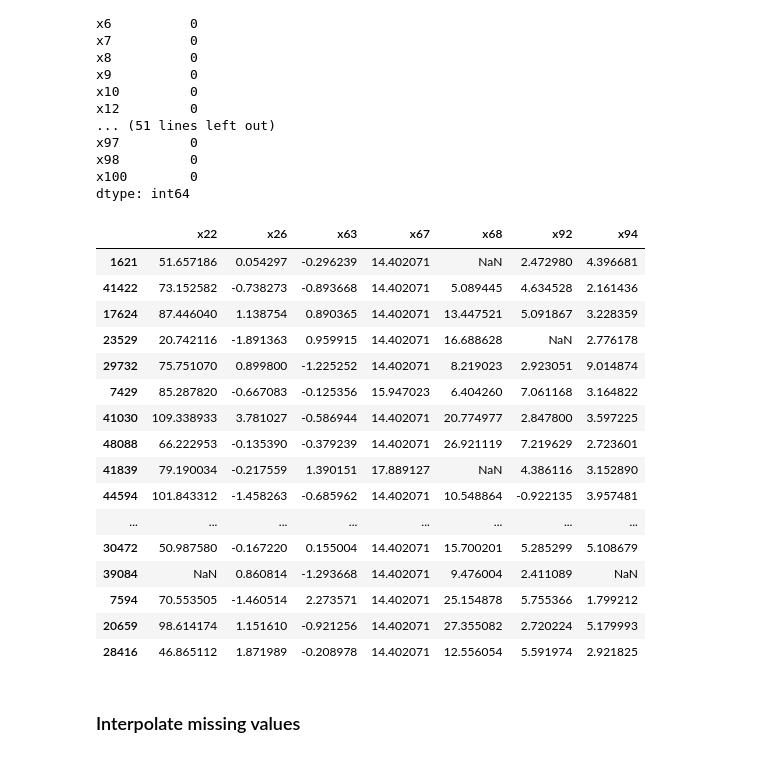
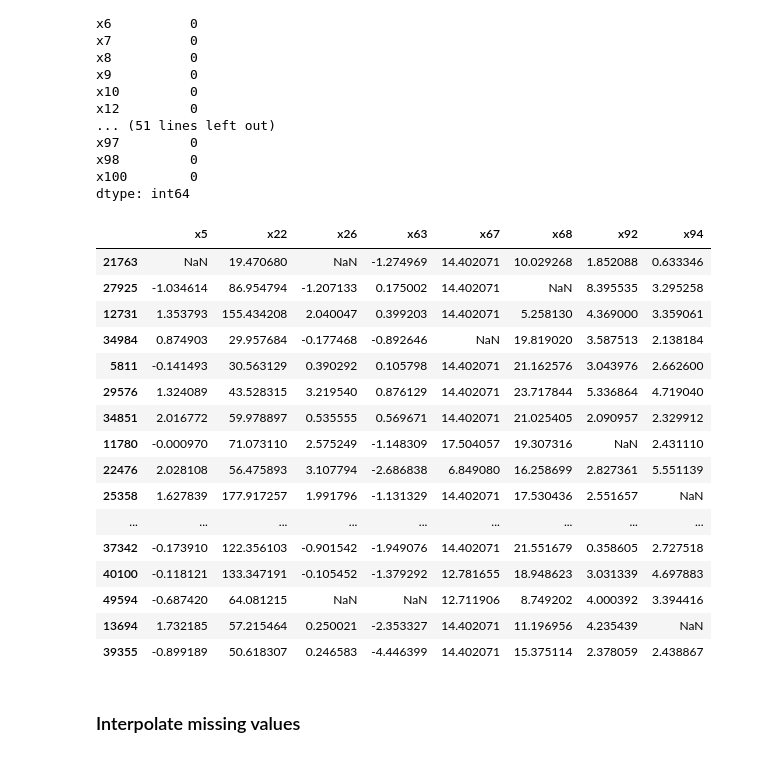
Before and after one commit to tamle2021/classification, a Jupyter notebook: sf.ipynb, the cells around one changed output. Drawn from its saved outputs; the diff is of its cells as text; code cells hidden in the pictures.

```diff
--- a/sf.ipynb
+++ b/sf.ipynb
@@ -98,25 +109,25 @@ x98         0
 x100        0
 dtype: int64
 # %%
-dfCombine[["x22","x26","x63","x67","x68","x92","x94"]].sample(25)
+dfCombine[["x5","x22","x26","x63","x67","x68","x92","x94"]].sample(30)
 # %% [output]
-|  | x22 | x26 | x63 | x67 | x68 | x92 | x94 |
-| 1621 | 51.657186 | 0.054297 | -0.296239 | 14.402071 | NaN | 2.472980 | 4.396681 |
-| 41422 | 73.152582 | -0.738273 | -0.893668 | 14.402071 | 5.089445 | 4.634528 | 2.161436 |
-| 17624 | 87.446040 | 1.138754 | 0.890365 | 14.402071 | 13.447521 | 5.091867 | 3.228359 |
-| 23529 | 20.742116 | -1.891363 | 0.959915 | 14.402071 | 16.688628 | NaN | 2.776178 |
-| 29732 | 75.751070 | 0.899800 | -1.225252 | 14.402071 | 8.219023 | 2.923051 | 9.014874 |
-| 7429 | 85.287820 | -0.667083 | -0.125356 | 15.947023 | 6.404260 | 7.061168 | 3.164822 |
-| 41030 | 109.338933 | 3.781027 | -0.586944 | 14.402071 | 20.774977 | 2.847800 | 3.597225 |
-| 48088 | 66.222953 | -0.135390 | -0.379239 | 14.402071 | 26.921119 | 7.219629 | 2.723601 |
-| 41839 | 79.190034 | -0.217559 | 1.390151 | 17.889127 | NaN | 4.386116 | 3.152890 |
-| 44594 | 101.843312 | -1.458263 | -0.685962 | 14.402071 | 10.548864 | -0.922135 | 3.957481 |
-| ... | ... | ... | ... | ... | ... | ... | ... |
-| 30472 | 50.987580 | -0.167220 | 0.155004 | 14.402071 | 15.700201 | 5.285299 | 5.108679 |
-| 39084 | NaN | 0.860814 | -1.293668 | 14.402071 | 9.476004 | 2.411089 | NaN |
-| 7594 | 70.553505 | -1.460514 | 2.273571 | 14.402071 | 25.154878 | 5.755366 | 1.799212 |
-| 20659 | 98.614174 | 1.151610 | -0.921256 | 14.402071 | 27.355082 | 2.720224 | 5.179993 |
-| 28416 | 46.865112 | 1.871989 | -0.208978 | 14.402071 | 12.556054 | 5.591974 | 2.921825 |
+|  | x5 | x22 | x26 | x63 | x67 | x68 | x92 | x94 |
+| 21763 | NaN | 19.470680 | NaN | -1.274969 | 14.402071 | 10.029268 | 1.852088 | 0.633346 |
+| 27925 | -1.034614 | 86.954794 | -1.207133 | 0.175002 | 14.402071 | NaN | 8.395535 | 3.295258 |
+| 12731 | 1.353793 | 155.434208 | 2.040047 | 0.399203 | 14.402071 | 5.258130 | 4.369000 | 3.359061 |
+| 34984 | 0.874903 | 29.957684 | -0.177468 | -0.892646 | NaN | 19.819020 | 3.587513 | 2.138184 |
+| 5811 | -0.141493 | 30.563129 | 0.390292 | 0.105798 | 14.402071 | 21.162576 | 3.043976 | 2.662600 |
+| 29576 | 1.324089 | 43.528315 | 3.219540 | 0.876129 | 14.402071 | 23.717844 | 5.336864 | 4.719040 |
+| 34851 | 2.016772 | 59.978897 | 0.535555 | 0.569671 | 14.402071 | 21.025405 | 2.090957 | 2.329912 |
+| 11780 | -0.000970 | 71.073110 | 2.575249 | -1.148309 | 17.504057 | 19.307316 | NaN | 2.431110 |
+| 22476 | 2.028108 | 56.475893 | 3.107794 | -2.686838 | 6.849080 | 16.258699 | 2.827361 | 5.551139 |
+| 25358 | 1.627839 | 177.917257 | 1.991796 | -1.131329 | 14.402071 | 17.530436 | 2.551657 | NaN |
+| ... | ... | ... | ... | ... | ... | ... | ... | ... |
+| 37342 | -0.173910 | 122.356103 | -0.901542 | -1.949076 | 14.402071 | 21.551679 | 0.358605 | 2.727518 |
+| 40100 | -0.118121 | 133.347191 | -0.105452 | -1.379292 | 12.781655 | 18.948623 | 3.031339 | 4.697883 |
+| 49594 | -0.687420 | 64.081215 | NaN | NaN | 12.711906 | 8.749202 | 4.000392 | 3.394416 |
+| 13694 | 1.732185 | 57.215464 | 0.250021 | -2.353327 | 14.402071 | 11.196956 | 4.235439 | NaN |
+| 39355 | -0.899189 | 50.618307 | 0.246583 | -4.446399 | 14.402071 | 15.375114 | 2.378059 | 2.438867 |
 # %% [markdown]
 ### Interpolate missing values
 # %%
```
Also changed, not shown: parts of 22 cells of this notebook.
